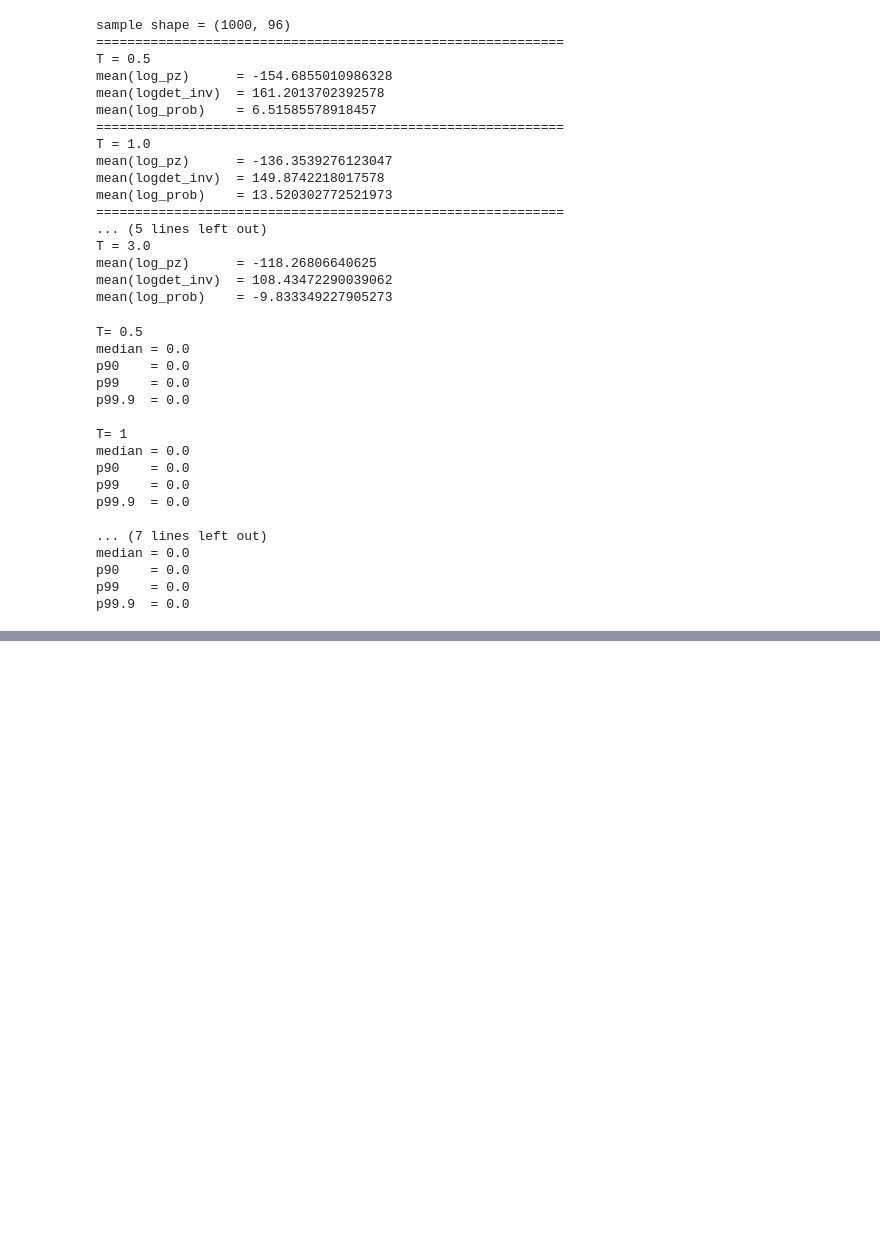
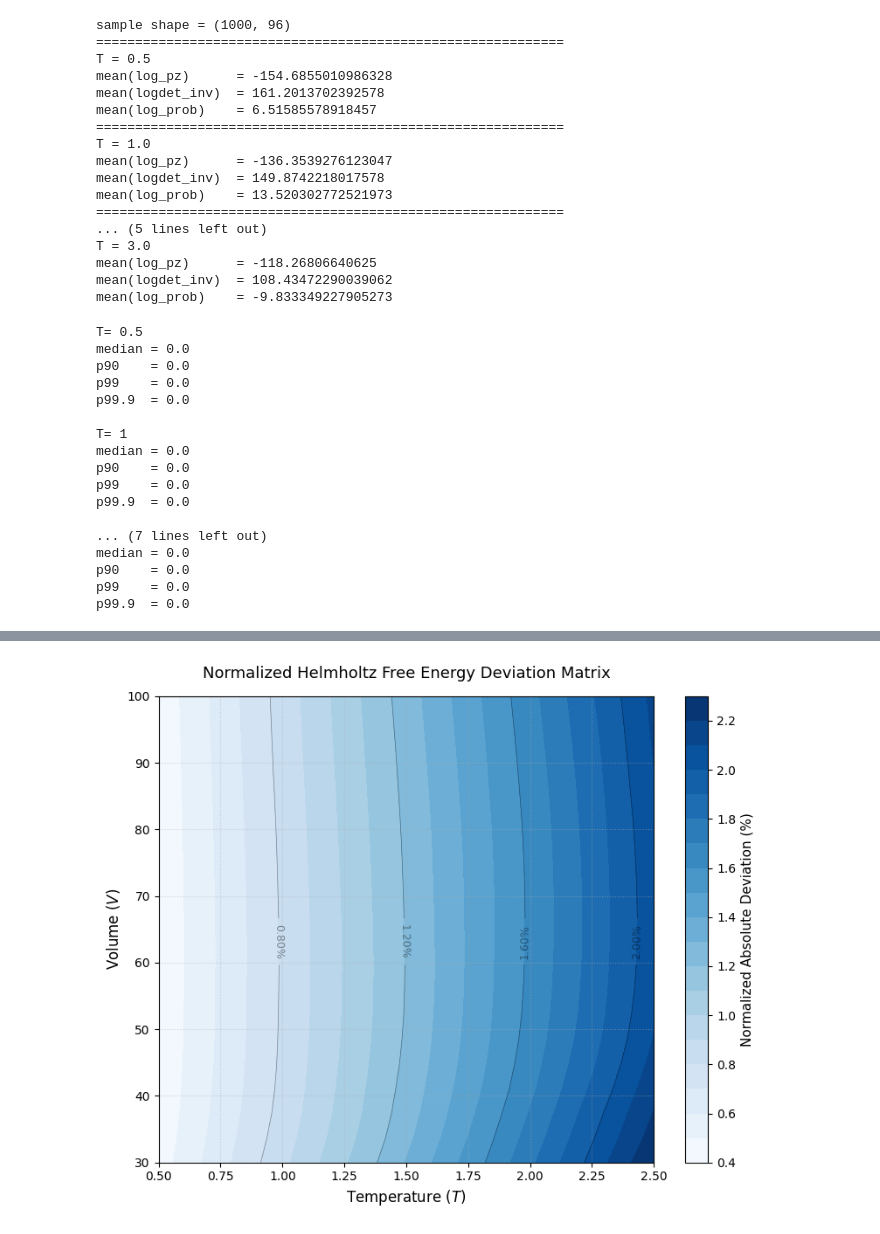
Before and after one commit to eunjae333666/ML-physics-final, a Jupyter notebook: Untitled0.ipynb, the cells around one changed output, grey strips where cells are left out. Saved outputs shown, nothing was run; the diff lists cells and outputs as text; code cells hidden in the pictures; blank space fills up the shorter version.

```diff
--- a/Untitled0.ipynb
+++ b/Untitled0.ipynb
@@ -1849,0 +1916,93 @@ Epoch 2500 | Loss = 30.357 | U_mean = 5.7 | U_max = 1.2e+02 | U_min = 0.0LogDet_
+# %%
+# @title
+import numpy as np
+import matplotlib.pyplot as plt
+
+# ==============================================================================
+# 1. Theoretical Statistical Mechanics Baseline Computation
+# ==============================================================================
+# Computing the analytical Helmholtz free energy for an ideal gas quantum mechanical partition function:
+# F_theory = F_configurational + F_kinetic
+# where F_conf = -N*k_B*T*ln(V) and F_kin = N*k_B*T*(ln(N) - 1 - 1.5*ln(T))
+T_mesh, V_mesh = np.meshgrid(t_vals, v_vals, indexing='ij')
+F_theory = np.zeros_like(F_grid_ideal)
+
+for i, t in enumerate(t_vals):
+    for j, v in enumerate(v_vals):
+        f_conf_th = - N_PARTICLES * KB * t * np.log(v)
+        f_kin_th  = N_PARTICLES * KB * t * (np.log(N_PARTICLES) - 1.0 - 1.5 * np.log(t))
+        F_theory[i, j] = f_conf_th + f_kin_th
+
+# ==============================================================================
+# 2. Quantitative Error Analysis & Resolution of Zero-Crossing Artifacts
+# ==============================================================================
+F_residual = F_grid_ideal - F_theory
+
+# Normalized Root-Mean-Square Deviation (NRMSD) based on the thermodynamic energy scale span
+# Standard relative error explodes when F crosses 0.0. Thus, we normalize by the range of F.
+f_range = np.max(F_theory) - np.min(F_theory)
+F_nrmsd_percent = (np.abs(F_residual) / f_range) * 100.0
+
+# Thermodynamic Pressure Deviations (Analytical vs Numerical Gradient)
+P_theory = (N_PARTICLES * KB * T_mesh) / V_mesh
+P_residual = P_grid_ideal - P_theory
+
+# ==============================================================================
+# 3. Figure 1: Normalized Thermodynamic Deviation Map (2D Contour)
+# ==============================================================================
+plt.figure(figsize=(8, 6.5))
+contour_err = plt.contourf(T_mesh, V_mesh, F_nrmsd_percent, levels=20, cmap='Blues')
+cbar = plt.colorbar(contour_err)
+cbar.set_label('Normalized Absolute Deviation (%)', fontsize=11)
+
+lines_err = plt.contour(T_mesh, V_mesh, F_nrmsd_percent, levels=5, colors='black', linewidths=0.5, alpha=0.4)
+plt.clabel(lines_err, inline=True, fontsize=9, fmt='%.2f%%')
+
+plt.xlabel('Temperature ($T$)', fontsize=12)
+plt.ylabel('Volume ($V$)', fontsize=12)
+plt.title('Normalized Helmholtz Free Energy Deviation Matrix', fontsize=13, pad=15)
+plt.grid(True, linestyle=':', alpha=0.5)
+plt.tight_layout()
+plt.show()
+
+# ==============================================================================
+# 4. Figure 2: Isothermal Residual Profiles
+# ==============================================================================
+plt.figure(figsize=(8, 5.5))
+sample_indices = [0, len(t_vals)//2, -1]
+markers = ['o', 's', '^']
+
+for idx, m in zip(sample_indices, markers):
+    T_current = float(t_vals[idx])
+    plt.plot(v_vals, F_residual[idx, :], marker=m, markersize=5, linestyle='--', linewidth=1.2,
+             label=f'Isotherm $\\Delta F$ at $T$ = {T_current:.2f}')
+
+plt.axhline(0.0, color='black', linestyle='-', linewidth=1.0, alpha=0.6)
+plt.xlabel("Volume ($V$)", fontsize=12)
+plt.ylabel("Absolute Free Energy Residual [$\\epsilon$]", fontsize=12)
+plt.title("Free Energy Absolute Residual Profiles along Isotherms", fontsize=13)
+plt.legend(frameon=True, facecolor='white', edgecolor='none')
+plt.grid(True, linestyle=':', alpha=0.5)
+plt.tight_layout()
+plt.show()
+
+# ==============================================================================
+# 5. Academic Verification Summary Report
+# ==============================================================================
+print("="*90)
+print("                       THERMODYNAMIC VALIDATION REPORT                       ")
+print("   Ideal Gas Limit Verification (epsilon=0) vs. Variational Autoregressive Framework   ")
+print("="*90)
+print(f" [Helmholtz Free Energy Metrics]")
+print(f"  · Mean Absolute Error (MAE)            : {np.mean(np.abs(F_residual)):.4f}")
+print(f"  · Max Normalized Deviation             : {np.max(F_nrmsd_percent):.4f}%")
+print(f"  · Global Average Normalized Deviation   : {np.mean(F_nrmsd_percent):.4f}%")
+print(f"  · Root-Mean-Square Error (RMSE)        : {np.sqrt(np.mean(F_residual**2)):.4f}")
+print("-" * 90)
+print(f" [Thermodynamic Pressure Metrics: P = -(dF/dV)_T]")
+print(f"  · Bulk Domain Mean Residual (V_mid)    : {np.mean(np.abs(P_residual[:, 2:-2])):.4f}")
+print(f"  · Global Mean Residual (Incl. Boundary) : {np.mean(np.abs(P_residual)):.4f}")
+print(f"  · Pressure Root-Mean-Square Error      : {np.sqrt(np.mean(P_residual**2)):.4f}")
+print("="*90)
+# %% [output]
+[figure, added]
```
Also changed, not shown: parts of 31 cells of this notebook.
